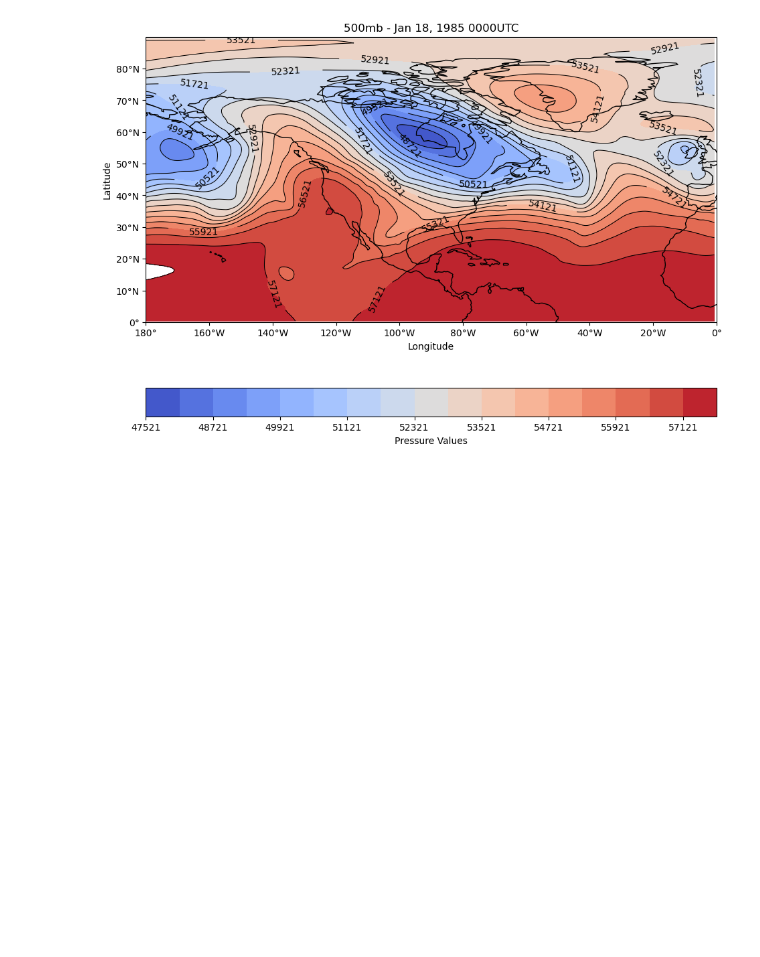
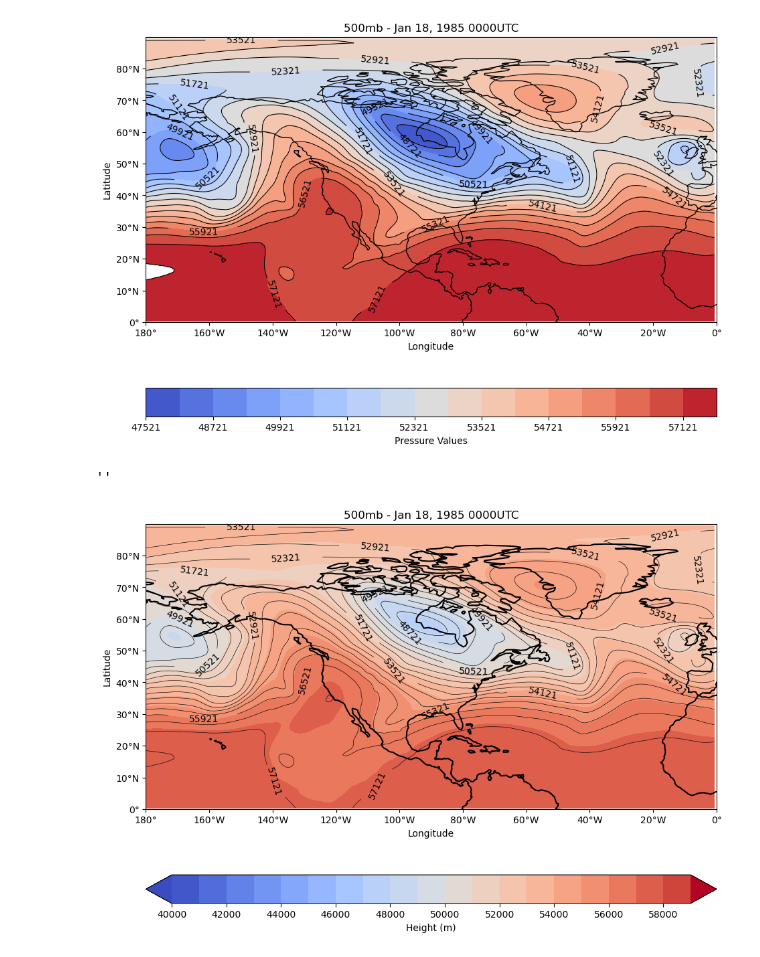
Before and after one commit to kmbarragan/clim680_project, a Jupyter notebook: Assignment1_Clim680.ipynb, the cells around one changed output. Drawn from its saved outputs; the diff is of its cells as text; code cells hidden in the pictures; blank space fills up the shorter version.

```diff
--- a/Assignment1_Clim680.ipynb
+++ b/Assignment1_Clim680.ipynb
@@ -166,0 +156,70 @@ plt.xlabel('Longitude')
+# %%
+#issue1: coastline now 1.5 and contour thickness is .45
+#issue3: named the colorbar: 500mb Height (m)
+#issue2: normalized the color contour and centered the colorbar
+
+
+min_z500= ds_year1985_NA['z500'].min()
+max_z500= ds_year1985_NA['z500'].max()
+
+
+clevs = np.arange(40000,60000,1000)
+levels = np.arange(min_z500,max_z500,600)
+divnorm = colors.CenteredNorm(vcenter=50000)
+
+
+# Set the axes using the specified map projection
+fig = plt.figure(figsize=(11,8.5))
+ax = plt.axes(projection=ccrs.PlateCarree())
+
+
+
+CS= ax.contour(ds_year1985_NA['lon'],
+               ds_year1985_NA['lat'],
+               ds_year1985_NA['z500'],
+               levels=levels,
+               colors= 'black',
+               linewidths=.45,
+               transform = ccrs.PlateCarree())
+
+
+CS1=ax.contourf(ds_year1985_NA['lon'],
+                ds_year1985_NA['lat'],
+                ds_year1985_NA['z500'],
+                clevs,
+                norm=divnorm,
+                cmap= "coolwarm",
+                transform = ccrs.PlateCarree(),
+                extend='both')
+
+cbar = plt.colorbar(CS1,orientation= 'horizontal',
+                    label= "Height (m)" )
+
+
+# Add coastlines and label the contour lines with the number:
+
+ax.coastlines(linewidths=1.5)
+ax.clabel(CS, CS.levels, inline=True, fontsize=10)
+
+ax.set_xticks(np.arange(-180,181,20), crs=ccrs.PlateCarree())
+lon_formatter = cticker.LongitudeFormatter()
+ax.xaxis.set_major_formatter(lon_formatter)
+
+# Define the yticks for latitude
+ax.set_yticks(np.arange(0,90,10), crs=ccrs.PlateCarree())
+lat_formatter = cticker.LatitudeFormatter()
+ax.yaxis.set_major_formatter(lat_formatter)
+
+ax.set_extent([-180, 0, 90, 0], ccrs.PlateCarree())
+
+
+#cbar = plt.colorbar(CS,orientation='horizontal')
+plt.title('500mb - Jan 18, 1985 0000UTC')
+plt.ylabel('Latitude')
+plt.xlabel('Longitude')
+
+
+;
+# %% [output]
+''
+[figure, added]
```
Also changed, not shown: parts of 5 cells of this notebook, 1 other file.
